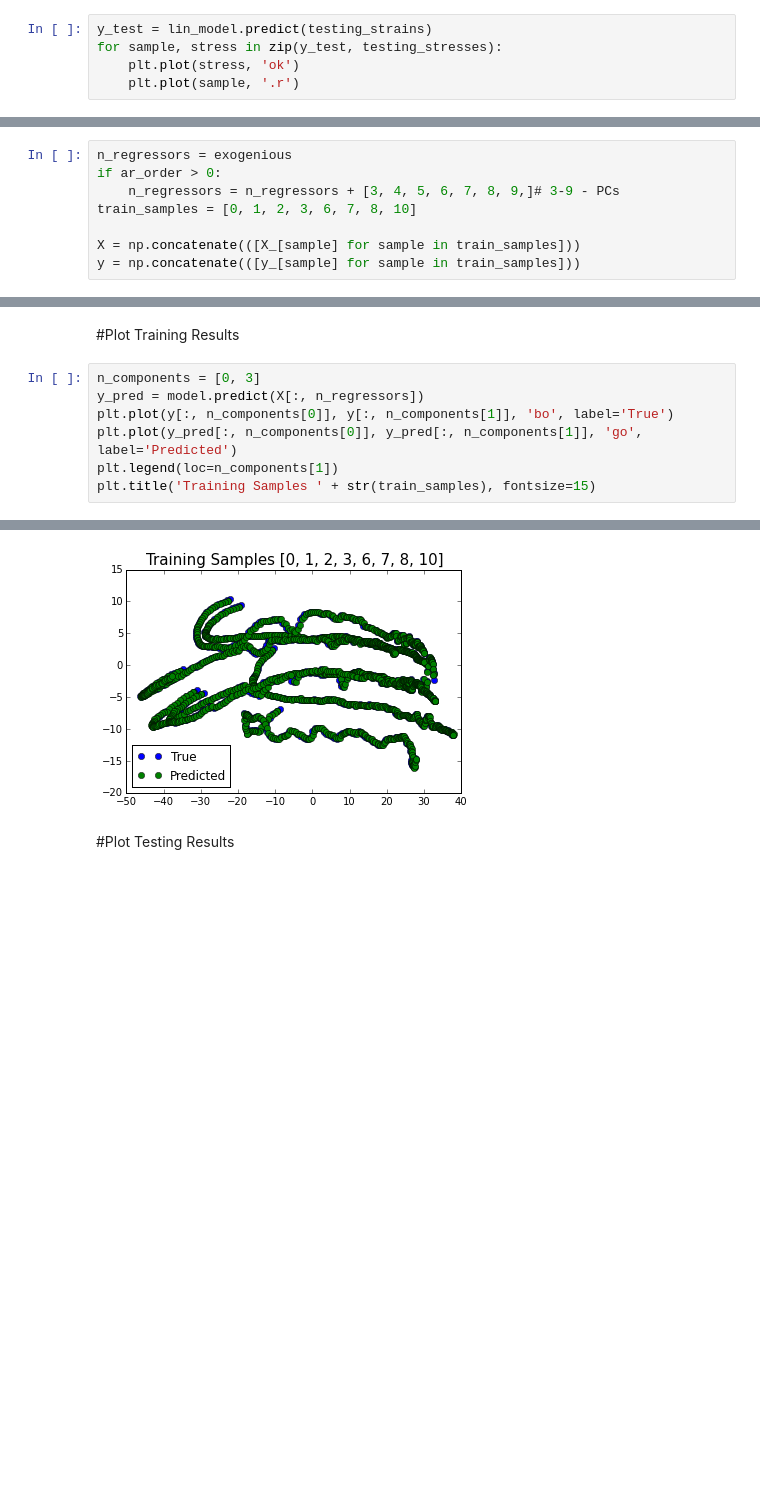
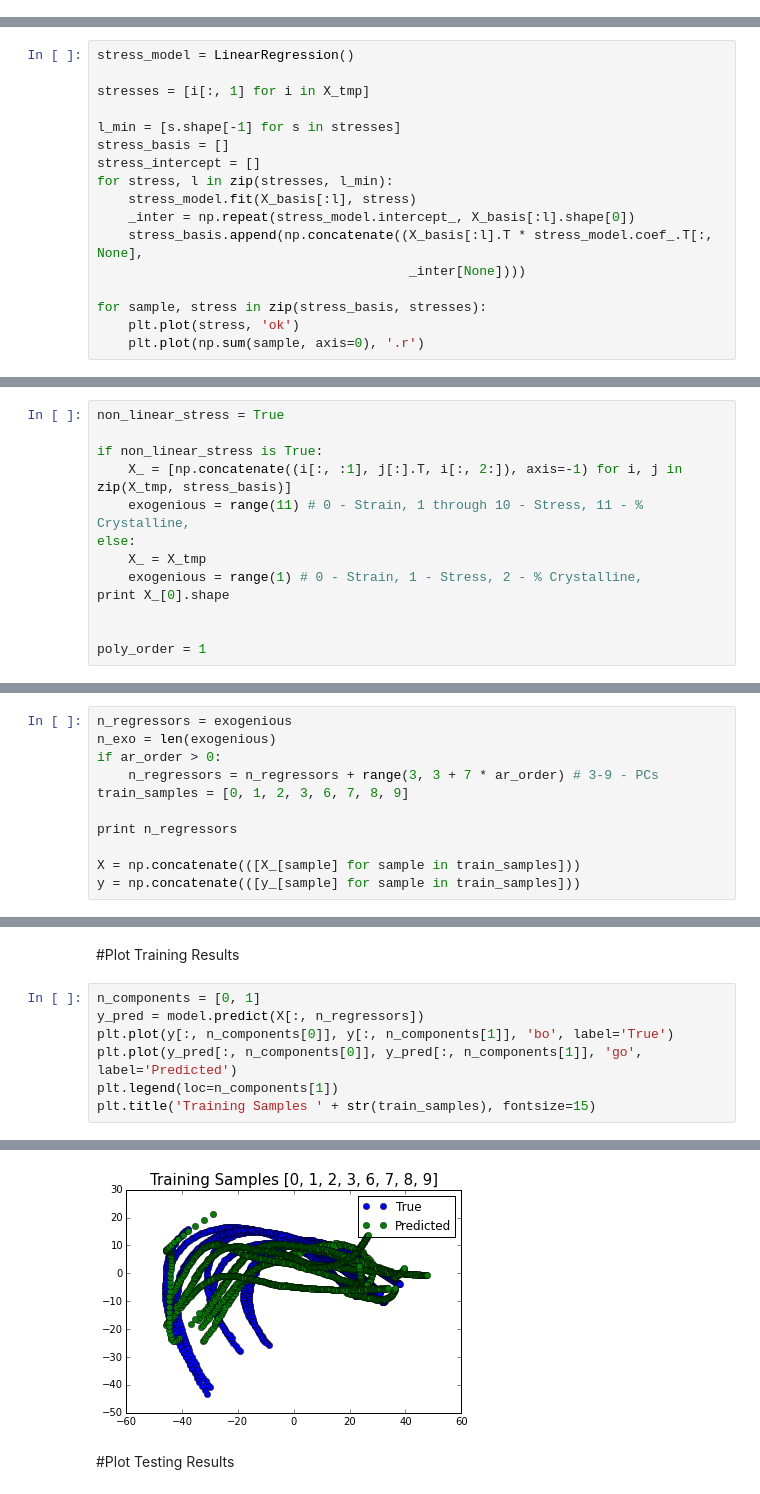
Before and after one commit to phelpsforpresident/MIC-XRD-Polymer, a Jupyter notebook: notebooks/Nonlinear_Regression.ipynb, the cells around one changed output, grey strips where cells are left out. Saved outputs shown, nothing was run; the diff lists cells and outputs as text; blank space fills up the shorter version.

Commit message:
Comparison between stress and stress with basis functions.

```diff
--- a/notebooks/Nonlinear_Regression.ipynb
+++ b/notebooks/Nonlinear_Regression.ipynb
@@ -156,5 +140,0 @@ for sample, stress in zip(y_train, training_stresses):
-# %%
-y_test = lin_model.predict(testing_strains)
-for sample, stress in zip(y_test, testing_stresses):
-    plt.plot(stress, 'ok')
-    plt.plot(sample, '.r')
@@ -162,0 +141,17 @@ for sample, stress in zip(y_test, testing_stresses):
+# %%
+stress_model = LinearRegression()
+
+stresses = [i[:, 1] for i in X_tmp]
+
+l_min = [s.shape[-1] for s in stresses]
+stress_basis = []
+stress_intercept = []
+for stress, l in zip(stresses, l_min):
+    stress_model.fit(X_basis[:l], stress)
+    _inter = np.repeat(stress_model.intercept_, X_basis[:l].shape[0])
+    stress_basis.append(np.concatenate((X_basis[:l].T * stress_model.coef_.T[:, None],
+                                        _inter[None])))
+
+for sample, stress in zip(stress_basis, stresses):
+    plt.plot(stress, 'ok')
+    plt.plot(np.sum(sample, axis=0), '.r')
@@ -162,0 +160,13 @@ for sample, stress in zip(y_test, testing_stresses):
+# %%
+non_linear_stress = True
+
+if non_linear_stress is True:
+    X_ = [np.concatenate((i[:, :1], j[:].T, i[:, 2:]), axis=-1) for i, j in zip(X_tmp, stress_basis)]
+    exogenious = range(11) # 0 - Strain, 1 through 10 - Stress, 11 - % Crystalline,
+else:
+    X_ = X_tmp
+    exogenious = range(1) # 0 - Strain, 1 - Stress, 2 - % Crystalline,
+print X_[0].shape
+
+
+poly_order = 1
@@ -168,9 +184,12 @@ model = Pipeline([('poly', PolynomialFeatures(poly_order)), ('linear', LinearReg
 #Select training dataset and regressors
 # %%
 n_regressors = exogenious
+n_exo = len(exogenious)
 if ar_order > 0:
-    n_regressors = n_regressors + [3, 4, 5, 6, 7, 8, 9,]# 3-9 - PCs
-train_samples = [0, 1, 2, 3, 6, 7, 8, 10]
+    n_regressors = n_regressors + range(3, 3 + 7 * ar_order) # 3-9 - PCs
+train_samples = [0, 1, 2, 3, 6, 7, 8, 9]
+
+print n_regressors
 
 X = np.concatenate(([X_[sample] for sample in train_samples]))
 y = np.concatenate(([y_[sample] for sample in train_samples]))
@@ -238,15 +259,15 @@ MSE 10.7282882992
 # %% [markdown]
 #Plot Training Results
 # %%
-n_components = [0, 3]
+n_components = [0, 1]
 y_pred = model.predict(X[:, n_regressors])
 plt.plot(y[:, n_components[0]], y[:, n_components[1]], 'bo', label='True')
 plt.plot(y_pred[:, n_components[0]], y_pred[:, n_components[1]], 'go', label='Predicted')
 plt.legend(loc=n_components[1])
 plt.title('Training Samples ' + str(train_samples), fontsize=15)
 # %% [output]
 <matplotlib.text.Text at 0x...>
-[figure, old version]
+[figure, new version]
 # %% [markdown]
 #Plot Testing Results
 # %%
```
Also changed, not shown: parts of 16 cells of this notebook, 1 other file.
